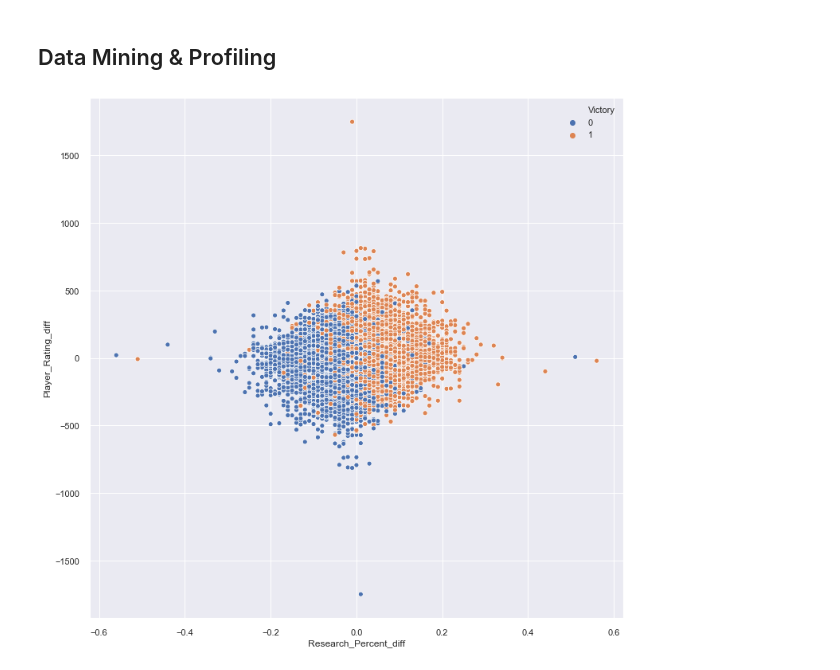
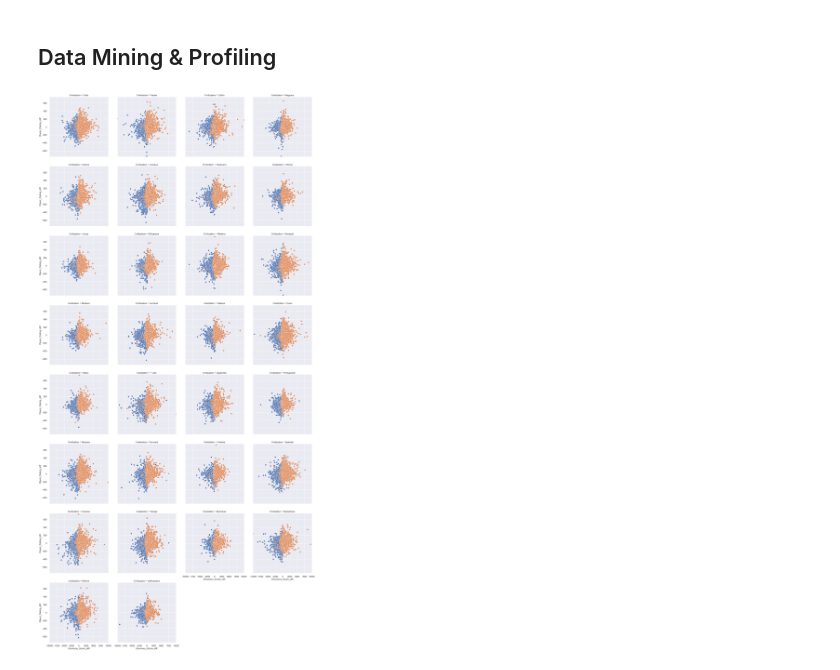
Before and after one commit to InspectorFowler/AgeofEmpires2_Voobly, a Jupyter notebook: src/Mining/Data_mining.ipynb, the cells around one changed output. Saved outputs shown, nothing was run; the diff lists cells and outputs as text; code cells hidden in the pictures.

```diff
--- a/src/Mining/Data_mining.ipynb
+++ b/src/Mining/Data_mining.ipynb
@@ -169,8 +169,12 @@ match_data = (match_data
 
 match_data = match_data[match_data.columns.drop(list(match_data.filter(regex='max')))]
 match_data = match_data[match_data.columns.drop(list(match_data.filter(regex='min')))]
-# %%
-sb.set(rc={'figure.figsize':(12,12)})
-ax = sb.scatterplot(x="Research_Percent_diff",y="Player_Rating_diff",data = match_data,hue="Victory")
-# %% [output]
-[figure, removed]
+# %%
+# Plotting Player rating vs Economy score
+kws = dict(s=50, linewidth=.5, edgecolor="w")
+g = sb.FacetGrid(match_data, col = "Civilization",
+                 col_wrap = 4, height = 5, hue = 'Victory',
+                 ylim=(-750,750), xlim=(-10000,10000))
+g = g.map(plt.scatter, "Economy_Score_diff", "Player_Rating_diff", **kws)
+# %% [output]
+[figure, added]
```
Also changed, not shown: parts of 1 cell of this notebook.
